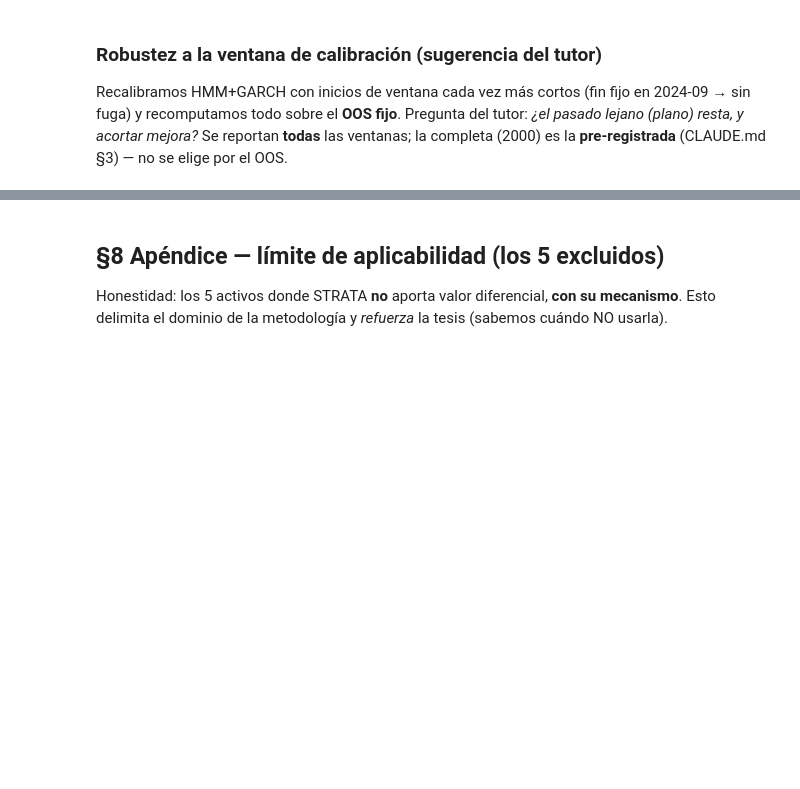
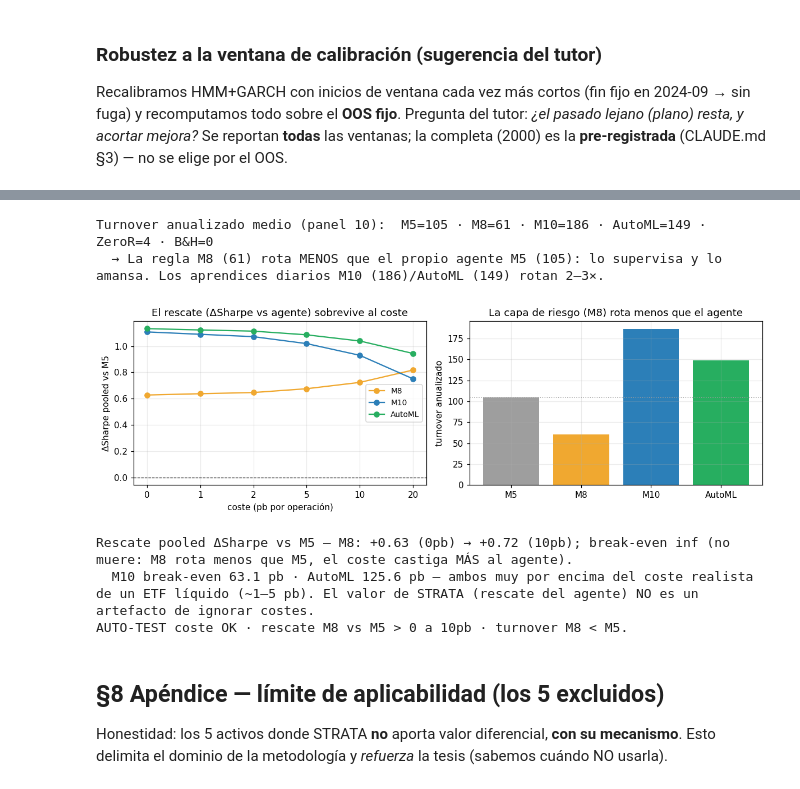
Before and after one commit to RaquelGarciah/Real-time-statistical-supervision-of-an-AI-trading-agent, a Jupyter notebook: notebooks/STRATA_marco_practico.ipynb, the cells around one changed output, grey strips where cells are left out. Cells and saved outputs as stored; diff of their text form; code cells hidden in the pictures; blank space fills up the shorter version.

```diff
--- a/notebooks/STRATA_marco_practico.ipynb
+++ b/notebooks/STRATA_marco_practico.ipynb
@@ -78,6 +78,7 @@ SME  = _load("outputs/experiments/m10_smci_embargo.json")
 SMR  = _load("outputs/experiments/m10_smci_rolling.json")
 SMC  = _load("outputs/experiments/smci_calib_window.json")
 RDT  = _load("outputs/experiments/regime_direction_table.json")
+NOC  = _load("outputs/experiments/net_of_cost_panel.json")              # net-of-cost + turnover (panel 10)
 
 # --- Panel de 10 (cuerpo) + 5 en apéndice de límite ---
 PANEL10 = ["SPY", "QQQ", "XLF", "DIA", "XLK", "XLE", "ROKU", "SMCI", "MARA", "UNG"]
@@ -566,3 +813,34 @@ print("Lectura honesta: el resultado NO es frágil a la ventana — M10 se manti
+# %%
+# Turnover y rescate neto-de-coste (panel 10) — desde net_of_cost_panel.json (posiciones canónicas)
+turn = NOC["pooled"]["turnover_ann_medio"]
+print("Turnover anualizado medio (panel 10):  " + " · ".join(f"{s}={turn[s]:.0f}" for s in ["M5","M8","M10","AutoML","ZeroR","B&H"]))
+print(f"  → La regla M8 ({turn['M8']:.0f}) rota MENOS que el propio agente M5 ({turn['M5']:.0f}): lo supervisa y lo amansa. "
+      f"Los aprendices diarios M10 ({turn['M10']:.0f})/AutoML ({turn['AutoML']:.0f}) rotan 2–3×.")
+dS = NOC["pooled"]["dSharpe_vs_m5_vs_cost"]; be = NOC["pooled"]["breakeven_rescate_bps"]
+costs = [c for c in NOC["meta"]["costs_bps"]]
+fig, ax = plt.subplots(1, 2, figsize=(11, 3.6))
+xb = [f"{c:g}" for c in costs]
+for s in ["M8", "M10", "AutoML"]:
+    ax[0].plot(xb, [dS[f"{c:g}bp"][s] for c in costs], marker="o", color=COL[s], label=s)
+ax[0].axhline(0, color="k", ls="--", lw=.8); ax[0].set_xlabel("coste (pb por operación)"); ax[0].set_ylabel("ΔSharpe pooled vs M5")
+ax[0].set_title("El rescate (ΔSharpe vs agente) sobrevive al coste"); ax[0].legend(fontsize=9)
+tk_names = ["M5","M8","M10","AutoML"]; tv = [turn[s] for s in tk_names]
+ax[1].bar(tk_names, tv, color=[COL[s] for s in tk_names]); ax[1].set_ylabel("turnover anualizado")
+ax[1].set_title("La capa de riesgo (M8) rota menos que el agente"); ax[1].axhline(turn["M5"], color=COL["M5"], ls=":", lw=1)
+plt.tight_layout(); plt.show()
+print(f"\nRescate pooled ΔSharpe vs M5 — M8: {dS['0bp']['M8']:+.2f} (0pb) → {dS['10bp']['M8']:+.2f} (10pb); "
+      f"break-even {be['M8']} (no muere: M8 rota menos que M5, el coste castiga MÁS al agente).")
+print(f"  M10 break-even {be['M10']} pb · AutoML {be['AutoML']} pb — ambos muy por encima del coste realista "
+      f"de un ETF líquido (~1–5 pb). El valor de STRATA (rescate del agente) NO es un artefacto de ignorar costes.")
+assert NOC['pooled']['dSharpe_vs_m5_vs_cost']['10bp']['M8'] > 0, "el rescate de riesgo M8 debe sobrevivir a 10pb"
+print("AUTO-TEST coste OK · rescate M8 vs M5 > 0 a 10pb · turnover M8 < M5.")
+# %% [output]
+Turnover anualizado medio (panel 10):  M5=105 · M8=61 · M10=186 · AutoML=149 · ZeroR=4 · B&H=0
+  → La regla M8 (61) rota MENOS que el propio agente M5 (105): lo supervisa y lo amansa. Los aprendices diarios M10 (186)/AutoML (149) rotan 2–3×.
+[figure, added]
+Rescate pooled ΔSharpe vs M5 — M8: +0.63 (0pb) → +0.72 (10pb); break-even inf (no muere: M8 rota menos que M5, el coste castiga MÁS al agente).
+  M10 break-even 63.1 pb · AutoML 125.6 pb — ambos muy por encima del coste realista de un ETF líquido (~1–5 pb). El valor de STRATA (rescate del agente) NO es un artefacto de ignorar costes.
+AUTO-TEST coste OK · rescate M8 vs M5 > 0 a 10pb · turnover M8 < M5.
 # %% [markdown]
 ## §8 Apéndice — límite de aplicabilidad (los 5 excluidos)
 
```
Also changed, not shown: parts of 30 cells of this notebook, 4 other files.
